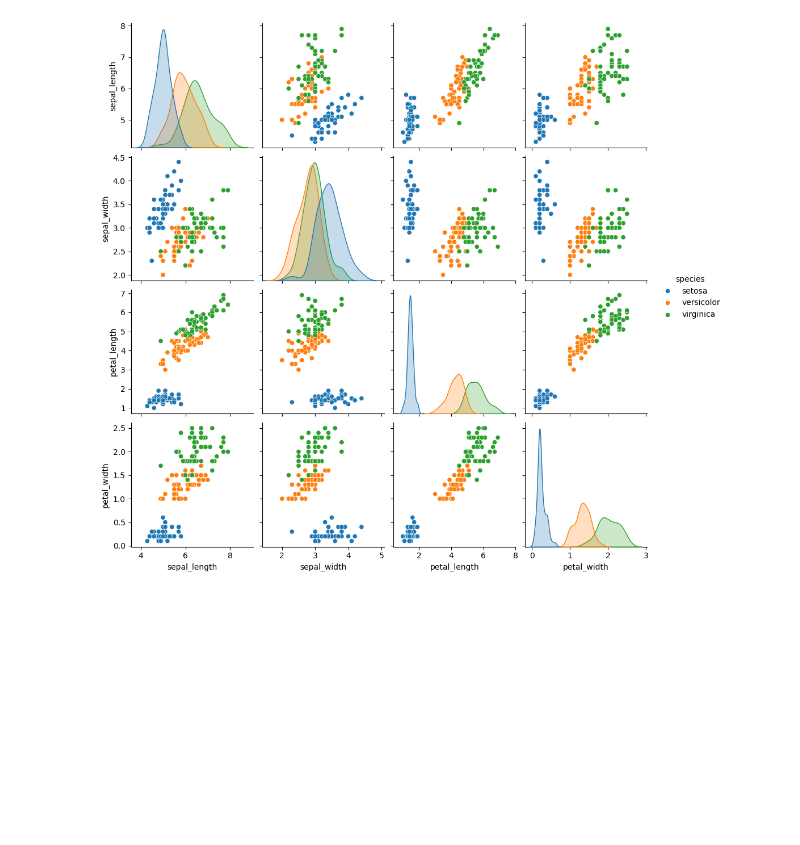
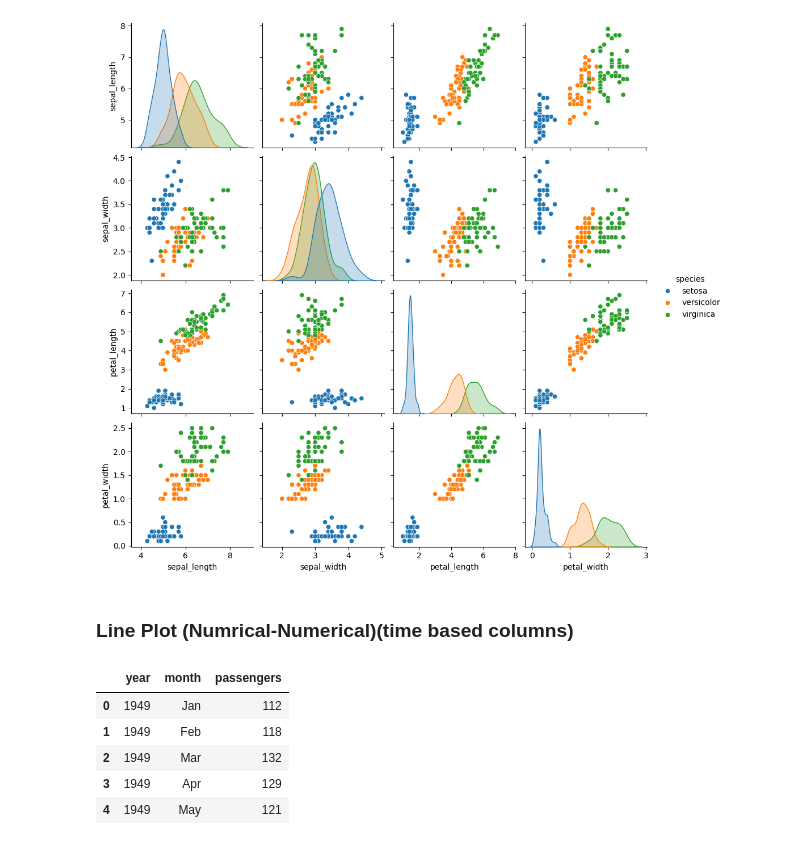
Before and after one commit to PrathameshP26/Data_analytics, a Jupyter notebook: Bivariate_Analysis.ipynb, the cells around one changed output. Cells and saved outputs as stored; diff of their text form; code cells hidden in the pictures; blank space fills up the shorter version.

```diff
--- a/Bivariate_Analysis.ipynb
+++ b/Bivariate_Analysis.ipynb
@@ -160,3 +160,14 @@ sns.pairplot(iris,hue='species')
 # %% [output]
 <seaborn.axisgrid.PairGrid at 0x...>
 [figure]
+# %% [markdown]
+### Line Plot (Numrical-Numerical)(time based columns)
+# %%
+flight.head()
+# %% [output]
+|  | year | month | passengers |
+| 0 | 1949 | Jan | 112 |
+| 1 | 1949 | Feb | 118 |
+| 2 | 1949 | Mar | 132 |
+| 3 | 1949 | Apr | 129 |
+| 4 | 1949 | May | 121 |
```
Also changed, not shown: parts of 2 cells of this notebook.
